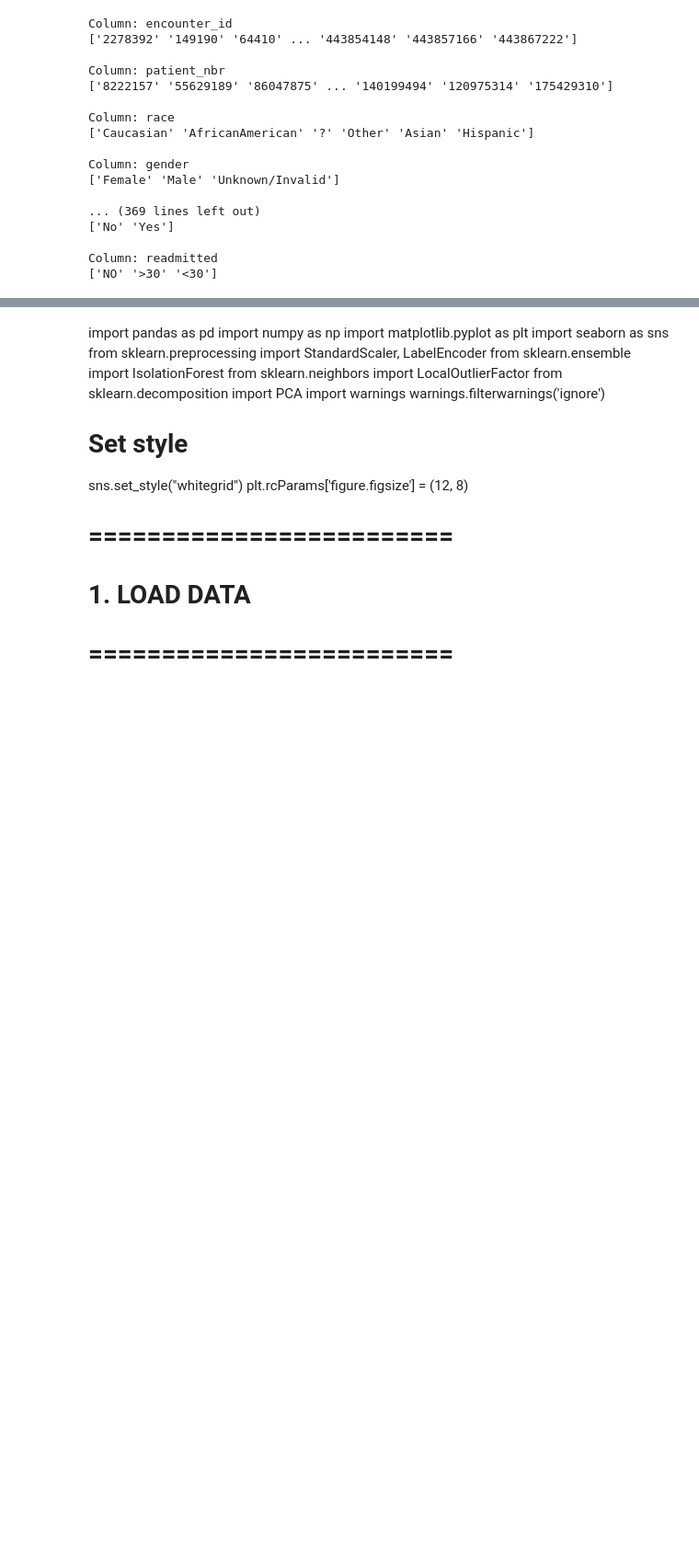
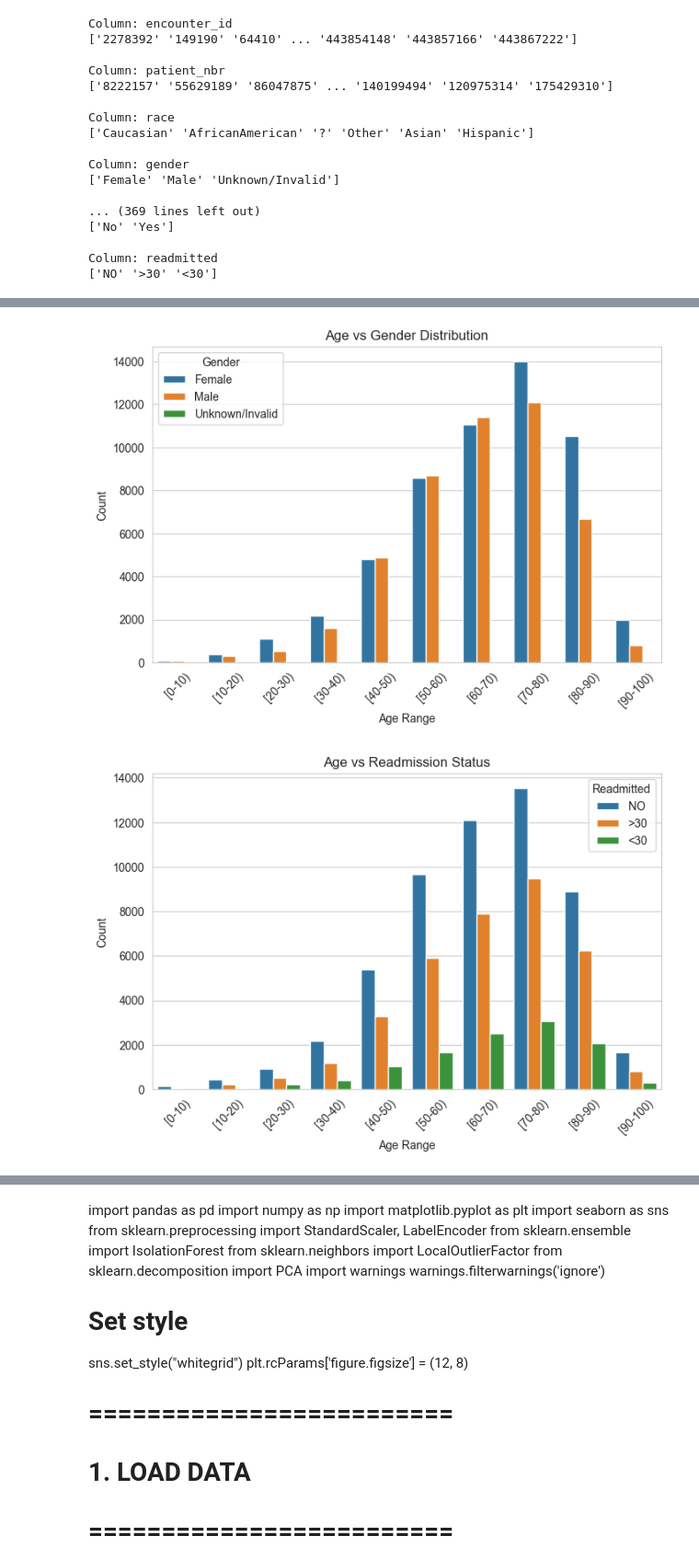
Before and after one commit to Suhxs-Reddy/DShospitalproject, a Jupyter notebook: IsolationForest.ipynb, the cells around one changed output, grey strips where cells are left out. Shown at 92% size. Cells and saved outputs as stored; diff of their text form; code cells hidden in the pictures; blank space fills up the shorter version.

```diff
--- a/IsolationForest.ipynb
+++ b/IsolationForest.ipynb
@@ -150,0 +306,68 @@ Column: readmitted
+# %%
+df = pd.read_csv("data/diabetic_data.csv")
+
+df_new = df.drop('weight', axis=1)
+
+# Clean column names (just in case)
+df_new.columns = df_new.columns.str.lower().str.strip()
+
+# Clean and standardize text values
+df_new['age'] = df_new['age'].astype(str).str.strip()
+df_new['readmitted'] = df_new['readmitted'].astype(str).str.strip().str.upper()
+df_new['gender'] = df_new['gender'].astype(str).str.strip().str.lower()
+
+# Map gender values to numbers
+gender_map = {
+    'female': 1,
+    'male': 2,
+    'unknown/invalid': 3
+}
+df_new['gender'] = df_new['gender'].map(gender_map).astype('Int64')
+
+# Add readable gender label for plots
+gender_labels = {1: 'Female', 2: 'Male', 3: 'Unknown/Invalid'}
+df_new['gender_label'] = df_new['gender'].map(gender_labels)
+
+plt.figure(figsize=(8,5))
+sns.countplot(
+    data=df_new,
+    x='age',
+    hue='gender_label',
+    order=sorted(df['age'].unique())
+)
+plt.title('Age vs Gender Distribution')
+plt.xlabel('Age Range')
+plt.ylabel('Count')
+plt.legend(title='Gender')
+plt.xticks(rotation=45)
+plt.show()
+
+plt.figure(figsize=(8,5))
+sns.countplot(
+    data=df_new,
+    x='age',
+    hue='readmitted',
+    order=sorted(df['age'].unique())
+)
+plt.title('Age vs Readmission Status')
+plt.xlabel('Age Range')
+plt.ylabel('Count')
+plt.legend(title='Readmitted', labels=['NO', '>30', '<30'])
+plt.xticks(rotation=45)
+plt.show()
+
+plt.figure(figsize=(6,5))
+sns.countplot(
+    data=df_new,
+    x='gender_label',
+    hue='readmitted',
+    order=['Female', 'Male', 'Unknown/Invalid']
+)
+plt.title('Gender vs Readmission Status')
+plt.xlabel('Gender')
+plt.ylabel('Count')
+plt.legend(title='Readmitted', labels=['NO', '>30', '<30'])
+plt.show()
+# %% [output]
+[figure, added]
+[figure, added]
```
Also changed, not shown: parts of 6 cells of this notebook, 1 other file.
